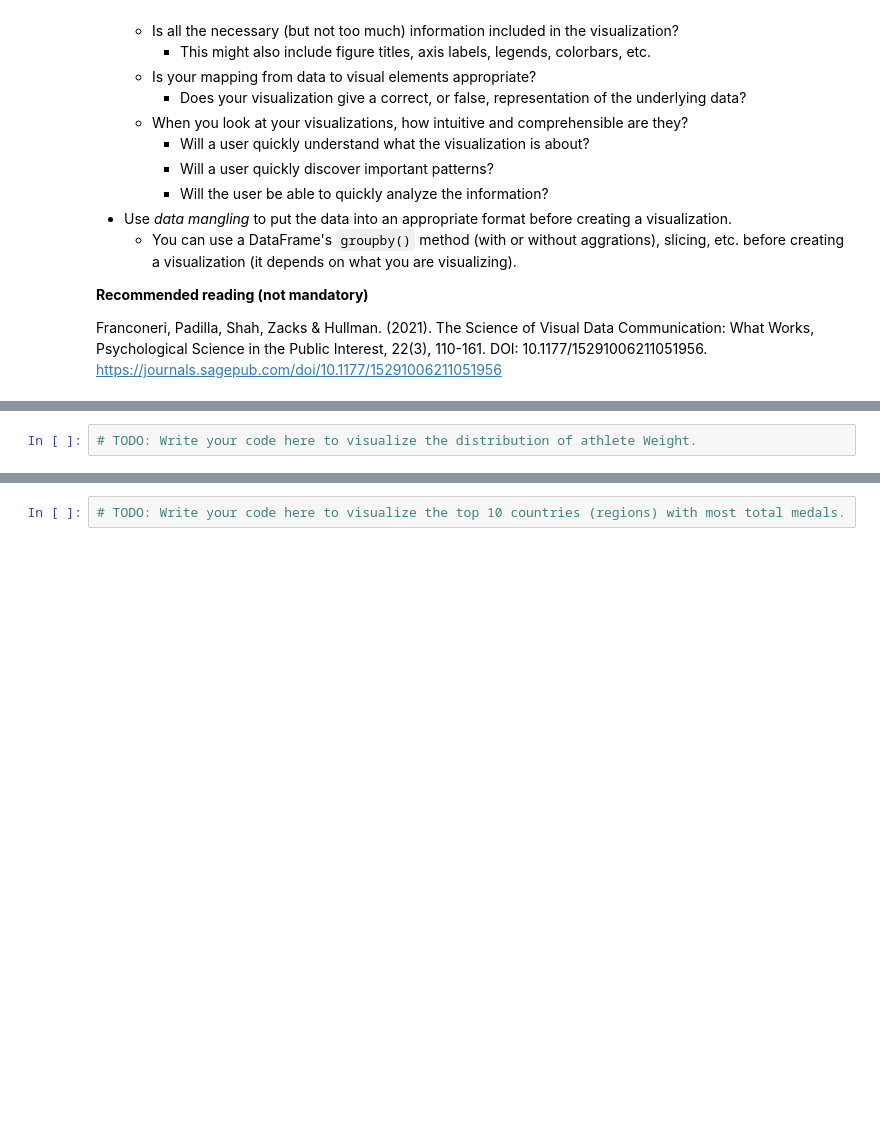
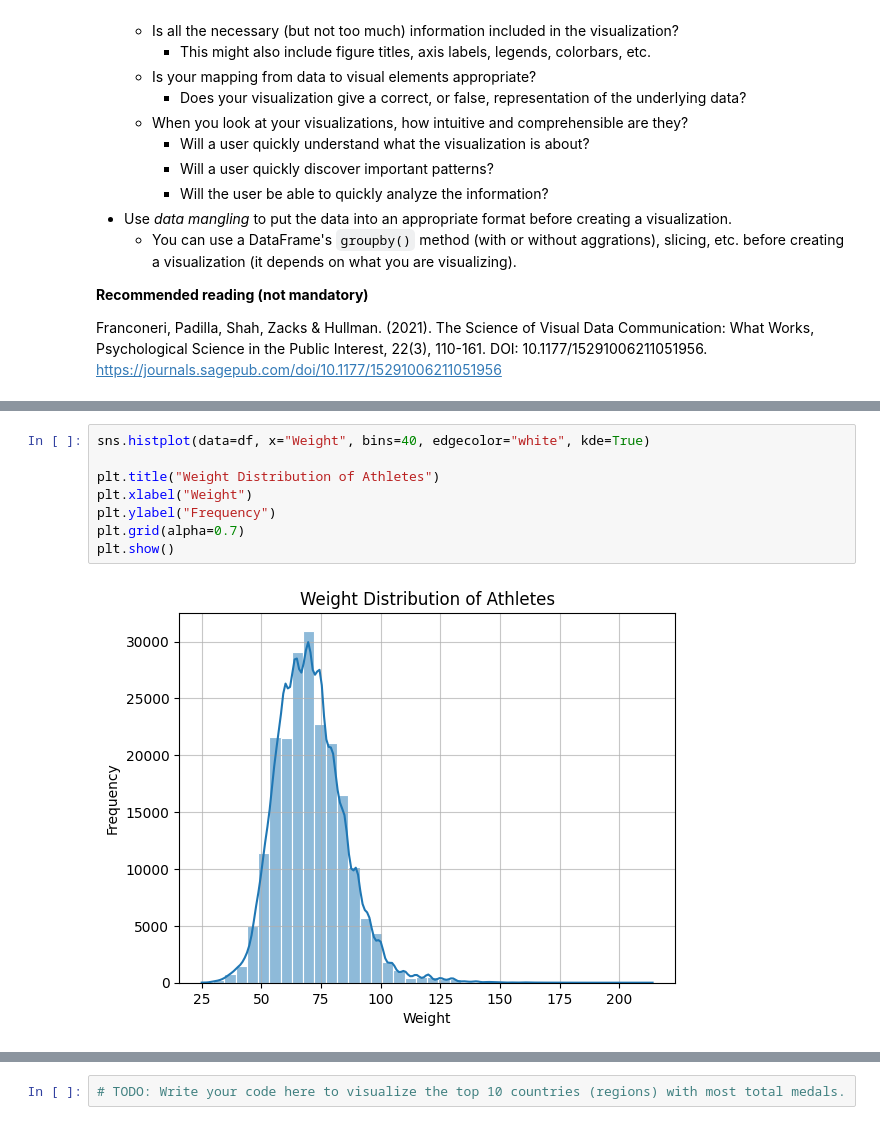
Before and after one commit to 05c4r-1337/DataVisAssignment, a Jupyter notebook: assignment.ipynb, the cells around one changed output, grey strips where cells are left out. Saved outputs shown, nothing was run; the diff lists cells and outputs as text; blank space fills up the shorter version.

```diff
--- a/assignment.ipynb
+++ b/assignment.ipynb
@@ -657,7 +775,15 @@ Create a visualization showing the athlete Weight distribution (counts, frequenc
 
 </details>
 # %%
-# TODO: Write your code here to visualize the distribution of athlete Weight.
+sns.histplot(data=df, x="Weight", bins=40, edgecolor="white", kde=True)
+
+plt.title("Weight Distribution of Athletes")
+plt.xlabel("Weight")
+plt.ylabel("Frequency")
+plt.grid(alpha=0.7)
+plt.show()
+# %% [output]
+[figure, added]
 # %% [markdown]
 ---
 ## Task 3.5 Visualize the Distribution in Height of Male and Female Athletes
```
Also changed, not shown: parts of 16 cells of this notebook.
